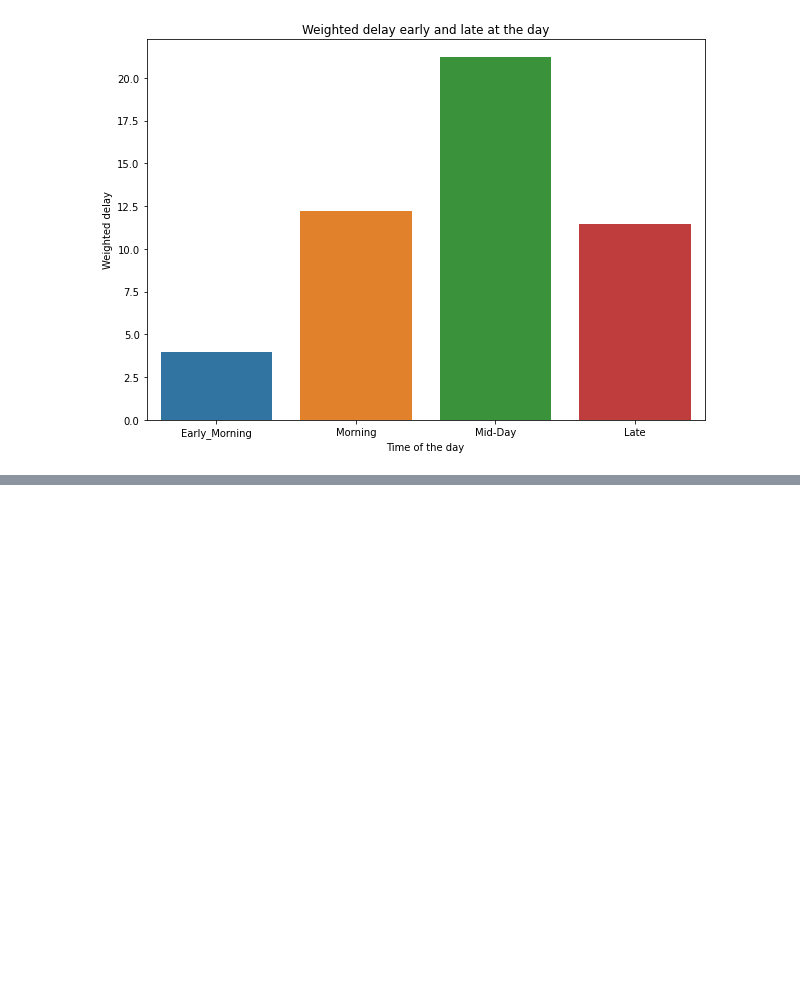
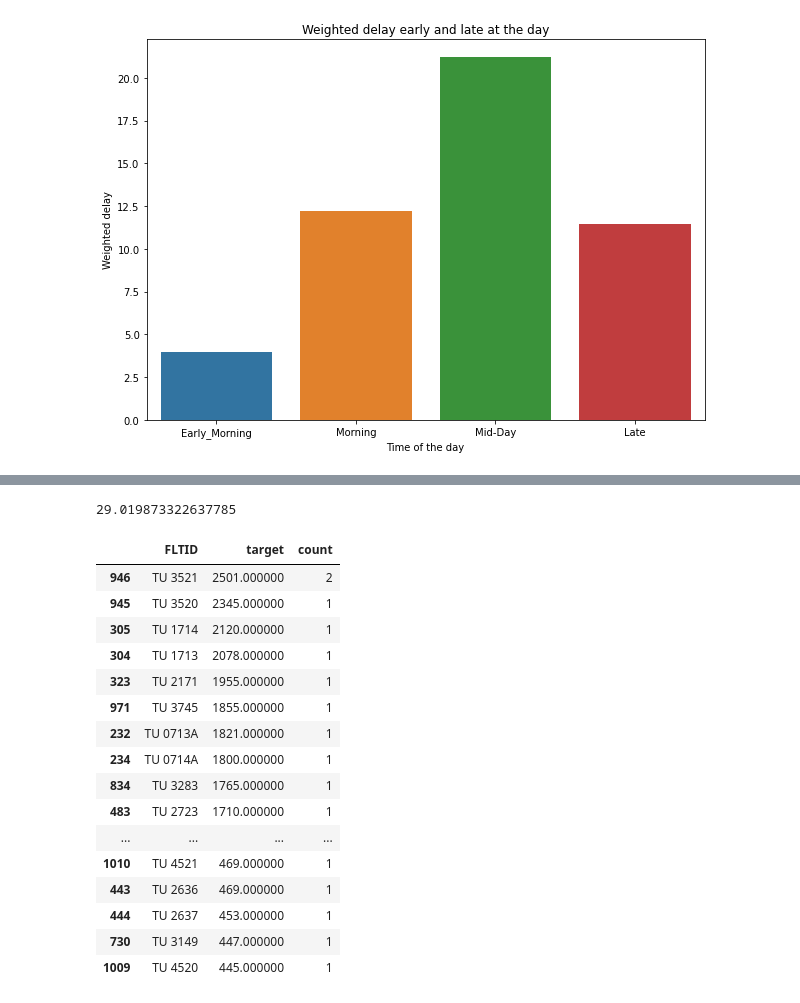
Before and after one commit to janb89/groupwork2, a Jupyter notebook: EDA_Tamara.ipynb, the cells around one changed output, grey strips where cells are left out. Cells and saved outputs as stored; diff of their text form; code cells hidden in the pictures; blank space fills up the shorter version.

```diff
--- a/EDA_Tamara.ipynb
+++ b/EDA_Tamara.ipynb
@@ -351,0 +367,32 @@ sns.barplot(data=df3, x='STD_time_category', y='normalized').set(title='Weighted
+# %%
+df.query('target > 35').target.count()
+percentage_outlier = (31293/107833)*100
+percentage_outlier
+# %% [output]
+29.019873322637785
+# %%
+#Check the average delay per flight ID
+count_target = df.groupby('FLTID').target.count().reset_index()
+count_target
+fltid = df.groupby('FLTID').target.mean().reset_index()
+fltid['count'] = count_target.target
+fltid
+fltid.sort_values(by='target', ascending=False).head(50)
+# %% [output]
+|  | FLTID | target | count |
+| 946 | TU 3521 | 2501.000000 | 2 |
+| 945 | TU 3520 | 2345.000000 | 1 |
+| 305 | TU 1714 | 2120.000000 | 1 |
+| 304 | TU 1713 | 2078.000000 | 1 |
+| 323 | TU 2171 | 1955.000000 | 1 |
+| 971 | TU 3745 | 1855.000000 | 1 |
+| 232 | TU 0713A | 1821.000000 | 1 |
+| 234 | TU 0714A | 1800.000000 | 1 |
+| 834 | TU 3283 | 1765.000000 | 1 |
+| 483 | TU 2723 | 1710.000000 | 1 |
+| ... | ... | ... | ... |
+| 1010 | TU 4521 | 469.000000 | 1 |
+| 443 | TU 2636 | 469.000000 | 1 |
+| 444 | TU 2637 | 453.000000 | 1 |
+| 730 | TU 3149 | 447.000000 | 1 |
+| 1009 | TU 4520 | 445.000000 | 1 |
```
Also changed, not shown: parts of 15 cells of this notebook.
